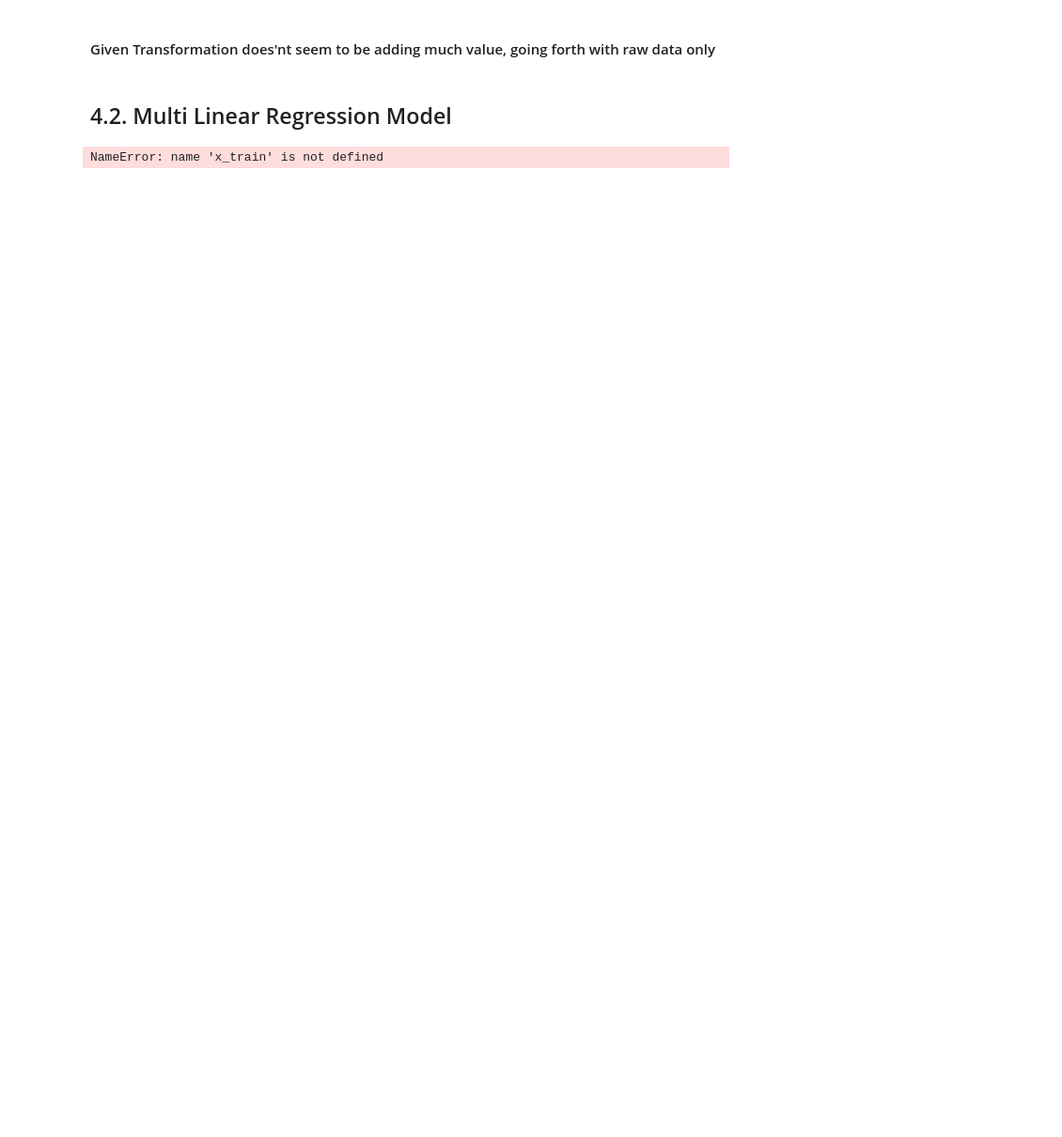
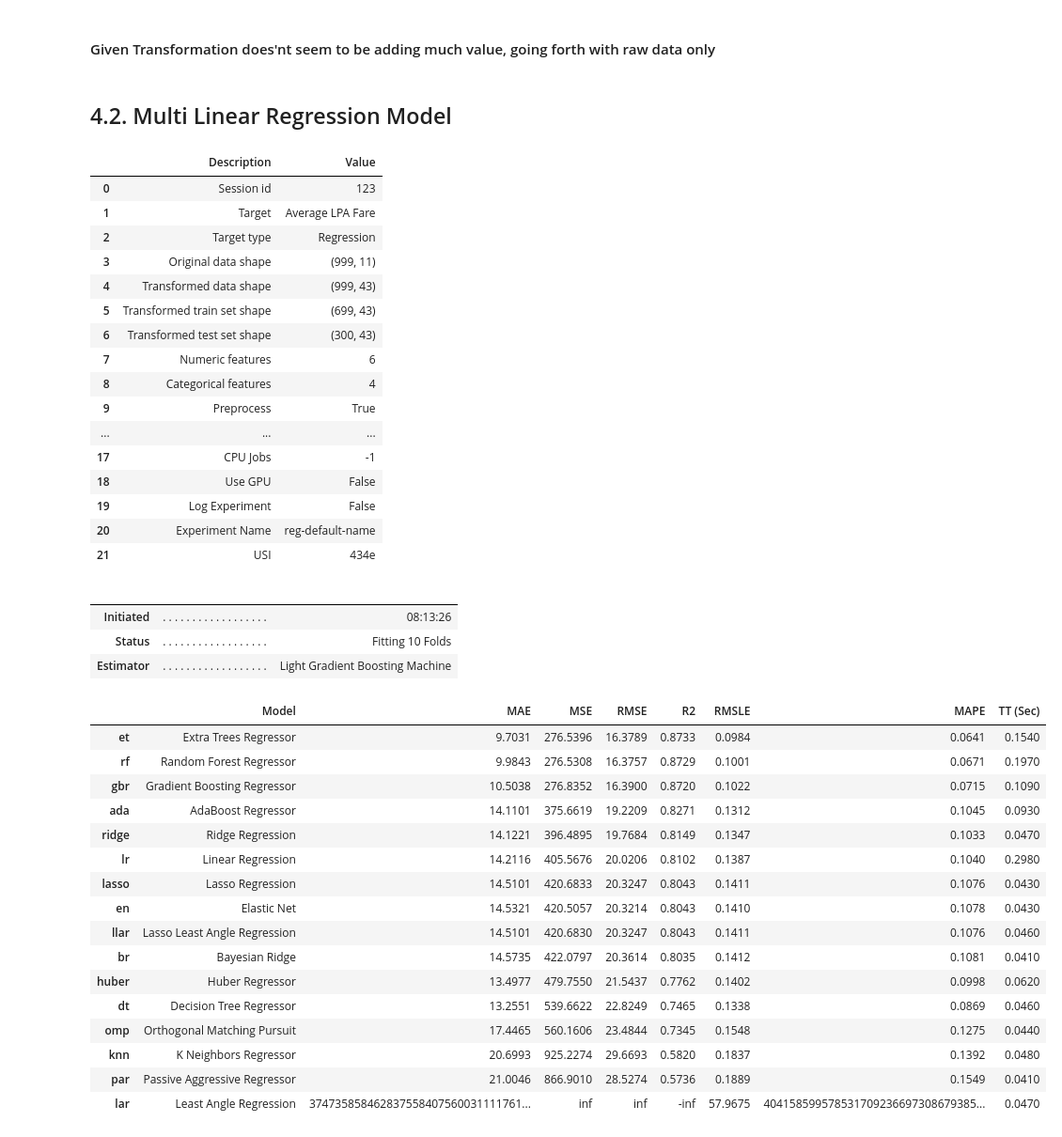
Before and after one commit to Krushna-007/codespaces-jupyter, a Jupyter notebook: notebooks/Airline_Fare_Analysis_Case_Study_Linear_Regression.ipynb, the cells around one changed output. Shown at 94% size. Drawn from its saved outputs; the diff is of its cells as text; code cells hidden in the pictures; blank space fills up the shorter version.

```diff
--- a/notebooks/Airline_Fare_Analysis_Case_Study_Linear_Regression.ipynb
+++ b/notebooks/Airline_Fare_Analysis_Case_Study_Linear_Regression.ipynb
@@ -342,35 +446,46 @@ plt.show()
 
 np.random.seed(0)
 file_train, file_test = train_test_split(file, train_size = 0.7, test_size = 0.3, random_state = 100)
-# %%
-rf_param_grid = {
-    'n_estimators' : randint(50, 200),
-    'max_features': ['sqrt', 'log2'],
-    'max_depth' : randint(10, 50),
-    'min_samples_split' : randint(2,10),
-    'min_samples_leaf': randint(1,10),
-    'bootstrap' : [True, False]
-}
-
-rf = RandomForestRegressor(random_state = 42)
-
-rf_random = RandomizedSearchCV(estimator = rf, param_distributions = rf_param_grid,
-                              n_iter = 100, cv = 5, verbose = 2, random_state = 42, n_jobs = -1,
-                              error_score = "raise")
-
-rf_random.fit(x_train, y_train)
-
-rf_best = rf_random.best_estimator_
-test_predictions = rf_best.predict(x_test)
-test_mse = mean_squared_error(y_test,test_predictions)
-test_r2 = r2_score(y_test, test_predictions)
-
-
-
-
-print(rf_best)
-print(test_predictions)
-print(test_mse)
-print(test_r2)
-# %% [output]
-NameError: name 'x_train' is not defined
+# %%
+regression_setup = setup(data = file, target = 'Average LPA Fare', session_id=123)
+best_model = compare_models()
+# %% [output]
+|  | Description | Value |
+| 0 | Session id | 123 |
+| 1 | Target | Average LPA Fare |
+| 2 | Target type | Regression |
+| 3 | Original data shape | (999, 11) |
+| 4 | Transformed data shape | (999, 43) |
+| 5 | Transformed train set shape | (699, 43) |
+| 6 | Transformed test set shape | (300, 43) |
+| 7 | Numeric features | 6 |
+| 8 | Categorical features | 4 |
+| 9 | Preprocess | True |
+| ... | ... | ... |
+| 17 | CPU Jobs | -1 |
+| 18 | Use GPU | False |
+| 19 | Log Experiment | False |
+| 20 | Experiment Name | reg-default-name |
+| 21 | USI | 434e |
+|  |  |  |
+|  |  |  |
+| Initiated | . . . . . . . . . . . . . . . . . . | 08:13:26 |
+| Status | . . . . . . . . . . . . . . . . . . | Fitting 10 Folds |
+| Estimator | . . . . . . . . . . . . . . . . . . | Light Gradient Boosting Machine |
+|  | Model | MAE | MSE | RMSE | R2 | RMSLE | MAPE | TT (Sec) |
+| et | Extra Trees Regressor | 9.7031 | 276.5396 | 16.3789 | 0.8733 | 0.0984 | 0.0641 | 0.1540 |
+| rf | Random Forest Regressor | 9.9843 | 276.5308 | 16.3757 | 0.8729 | 0.1001 | 0.0671 | 0.1970 |
+| gbr | Gradient Boosting Regressor | 10.5038 | 276.8352 | 16.3900 | 0.8720 | 0.1022 | 0.0715 | 0.1090 |
+| ada | AdaBoost Regressor | 14.1101 | 375.6619 | 19.2209 | 0.8271 | 0.1312 | 0.1045 | 0.0930 |
+| ridge | Ridge Regression | 14.1221 | 396.4895 | 19.7684 | 0.8149 | 0.1347 | 0.1033 | 0.0470 |
+| lr | Linear Regression | 14.2116 | 405.5676 | 20.0206 | 0.8102 | 0.1387 | 0.1040 | 0.2980 |
+| lasso | Lasso Regression | 14.5101 | 420.6833 | 20.3247 | 0.8043 | 0.1411 | 0.1076 | 0.0430 |
+| en | Elastic Net | 14.5321 | 420.5057 | 20.3214 | 0.8043 | 0.1410 | 0.1078 | 0.0430 |
+| llar | Lasso Least Angle Regression | 14.5101 | 420.6830 | 20.3247 | 0.8043 | 0.1411 | 0.1076 | 0.0460 |
+| br | Bayesian Ridge | 14.5735 | 422.0797 | 20.3614 | 0.8035 | 0.1412 | 0.1081 | 0.0410 |
+| huber | Huber Regressor | 13.4977 | 479.7550 | 21.5437 | 0.7762 | 0.1402 | 0.0998 | 0.0620 |
+| dt | Decision Tree Regressor | 13.2551 | 539.6622 | 22.8249 | 0.7465 | 0.1338 | 0.0869 | 0.0460 |
+| omp | Orthogonal Matching Pursuit | 17.4465 | 560.1606 | 23.4844 | 0.7345 | 0.1548 | 0.1275 | 0.0440 |
+| knn | K Neighbors Regressor | 20.6993 | 925.2274 | 29.6693 | 0.5820 | 0.1837 | 0.1392 | 0.0480 |
+| par | Passive Aggressive Regressor | 21.0046 | 866.9010 | 28.5274 | 0.5736 | 0.1889 | 0.1549 | 0.0410 |
+| lar | Least Angle Regression | 374735858462837558407560031111761... | inf | inf | -inf | 57.9675 | 404158599578531709236697308679385... | 0.0470 |
```
Also changed, not shown: parts of 6 cells of this notebook, 1 other file.
